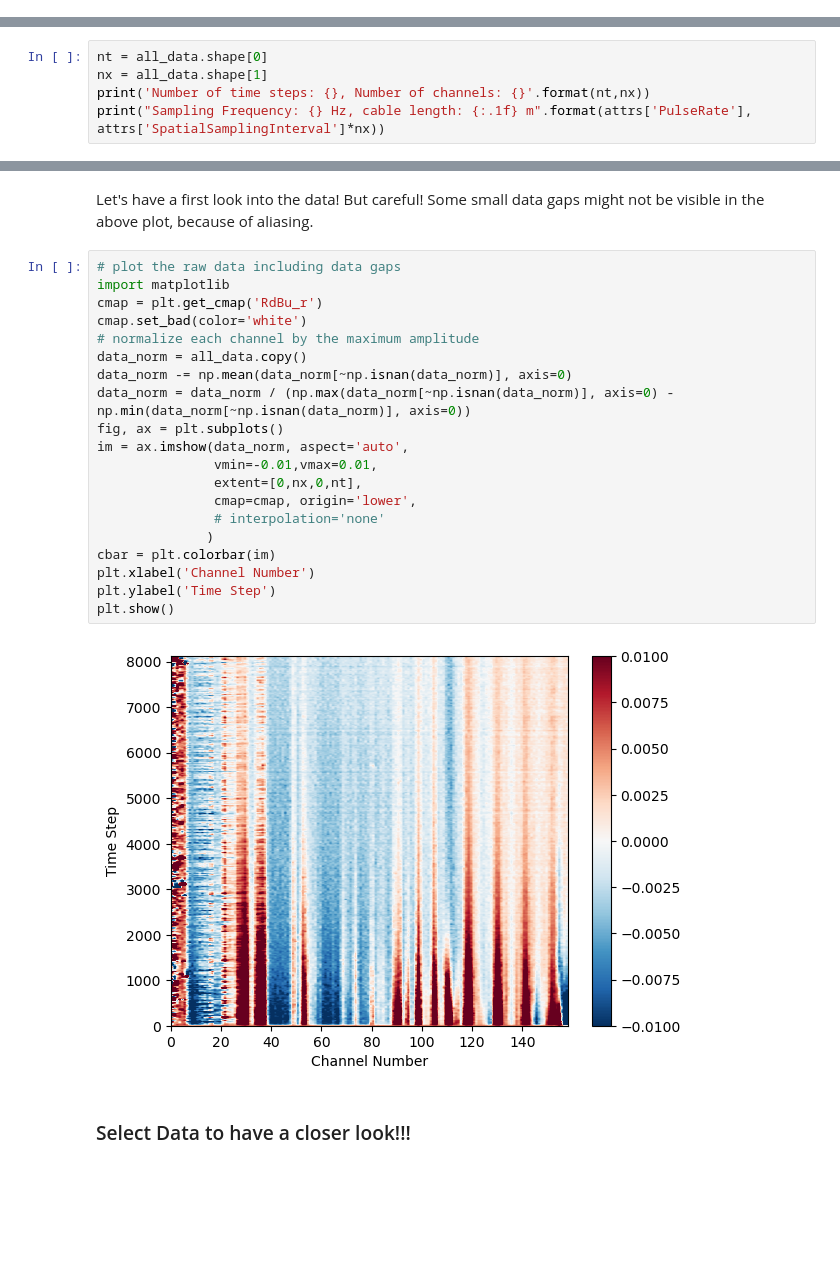
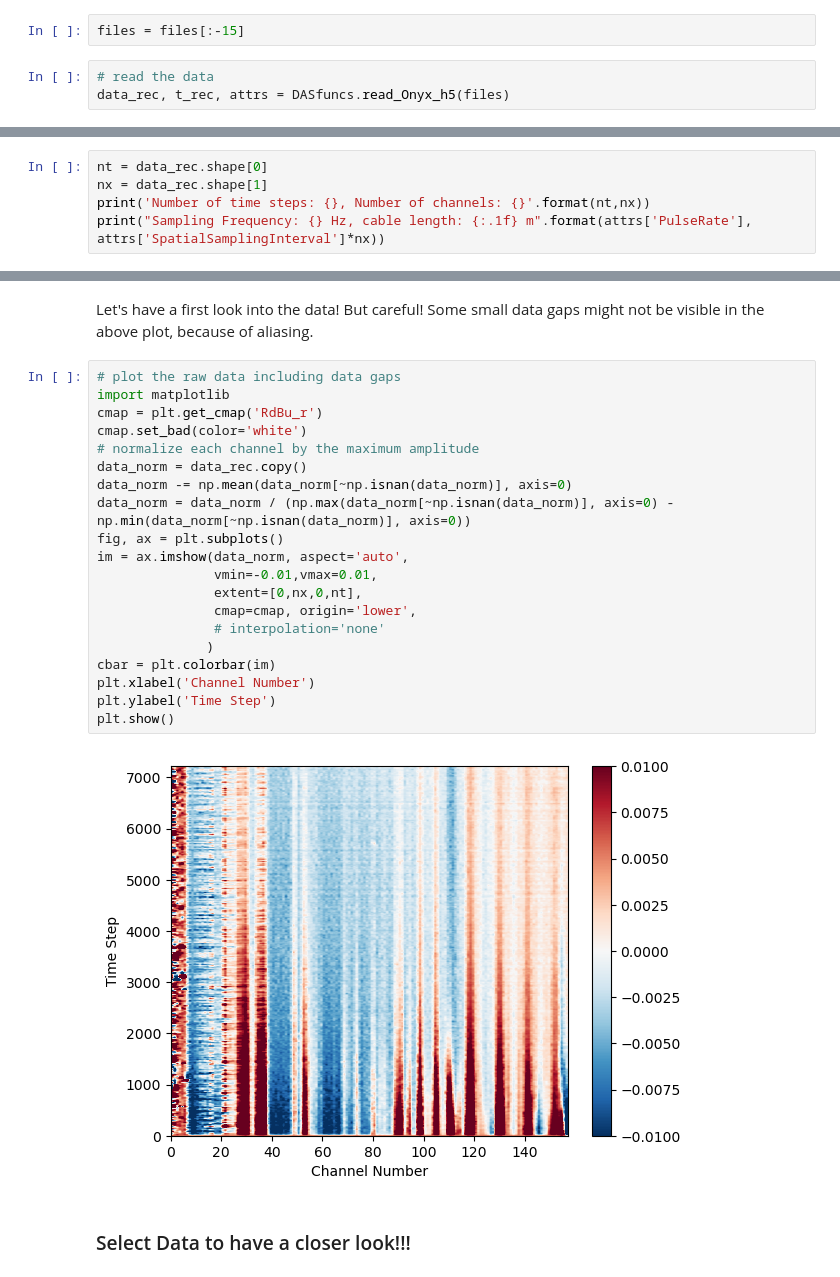
Before and after one commit to graeffd/GreenFjord_DAS, a Jupyter notebook: DAS_temp_test.ipynb, the cells around one changed output, grey strips where cells are left out. Drawn from its saved outputs; the diff is of its cells as text; blank space fills up the shorter version.

```diff
--- a/DAS_temp_test.ipynb
+++ b/DAS_temp_test.ipynb
@@ -59,0 +37,5 @@ all_data.shape, all_times.shape
+# %%
+files = files[:-15]
+# %%
+# read the data
+data_rec, t_rec, attrs = DASfuncs.read_Onyx_h5(files)
@@ -60,6 +46,6 @@ all_data.shape, all_times.shape
 # %%
-nt = all_data.shape[0]
-nx = all_data.shape[1]
+nt = data_rec.shape[0]
+nx = data_rec.shape[1]
 print('Number of time steps: {}, Number of channels: {}'.format(nt,nx))
 print("Sampling Frequency: {} Hz, cable length: {:.1f} m".format(attrs['PulseRate'], attrs['SpatialSamplingInterval']*nx))
 # %% [output]
@@ -72,25 +58,25 @@ Let's have a first look into the data! But careful! Some small data gaps might n
 # %%
 # plot the raw data including data gaps
 import matplotlib
 cmap = plt.get_cmap('RdBu_r')
 cmap.set_bad(color='white')
 # normalize each channel by the maximum amplitude
-data_norm = all_data.copy()
+data_norm = data_rec.copy()
 data_norm -= np.mean(data_norm[~np.isnan(data_norm)], axis=0)
 data_norm = data_norm / (np.max(data_norm[~np.isnan(data_norm)], axis=0) - np.min(data_norm[~np.isnan(data_norm)], axis=0))
 fig, ax = plt.subplots()
 im = ax.imshow(data_norm, aspect='auto',
                vmin=-0.01,vmax=0.01,
                extent=[0,nx,0,nt],
                cmap=cmap, origin='lower',
                # interpolation='none'
               )
 cbar = plt.colorbar(im)
 plt.xlabel('Channel Number')
 plt.ylabel('Time Step')
 plt.show()
 # %% [output]
-[figure, old version]
+[figure, new version]
 # %% [markdown]
 ### Select Data to have a closer look!!!
 # %%
```
Also changed, not shown: parts of 15 cells of this notebook, 5 other files.
